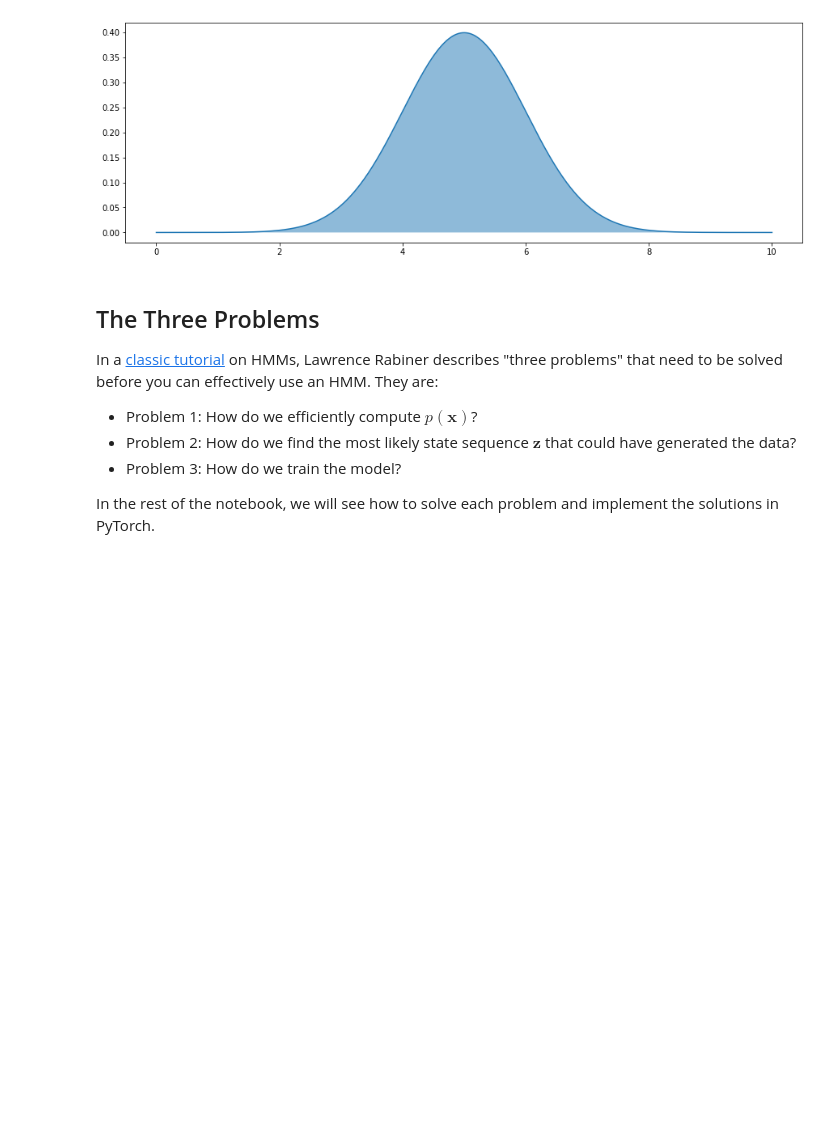
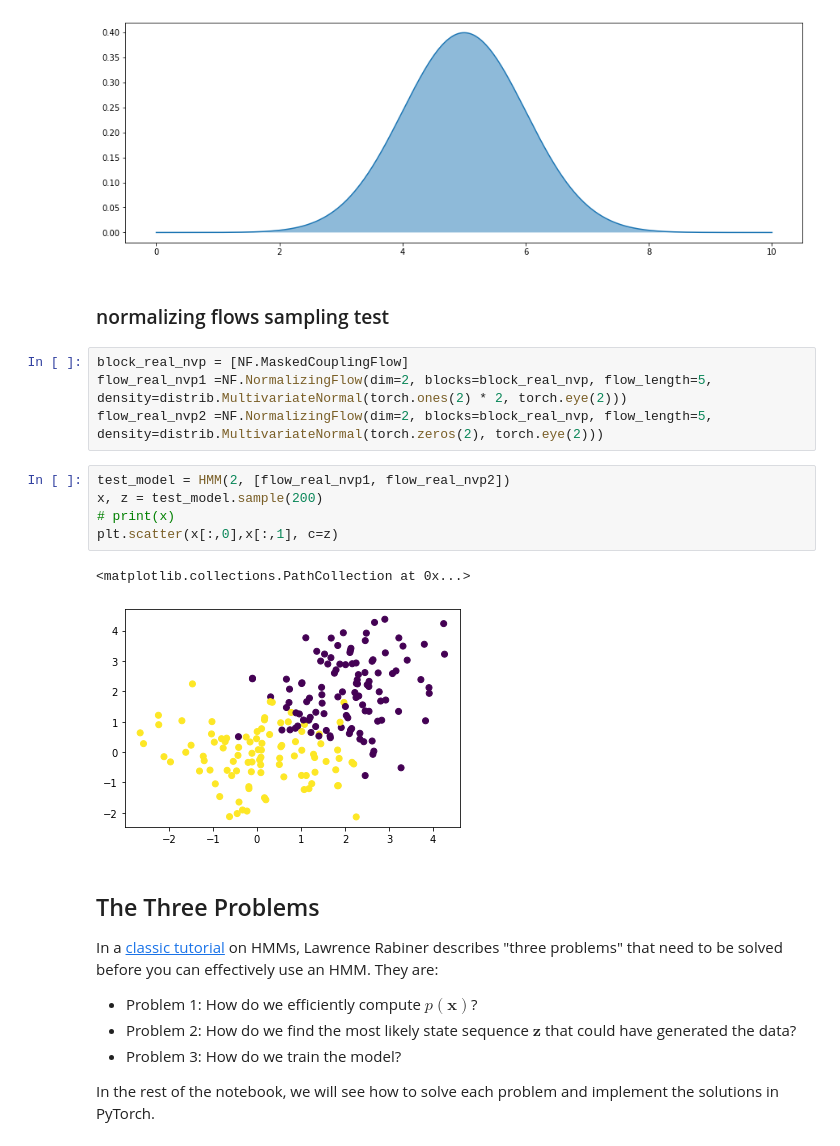
Before and after one commit to mfirgo/nn-nlp-2022-project, a Jupyter notebook: helpful_scripts/HMM_with_distr.ipynb, the cells around one changed output. Saved outputs shown, nothing was run; the diff lists cells and outputs as text; blank space fills up the shorter version.

Commit message:
update normalizing flows class and sampling with hmm wit NF

```diff
--- a/helpful_scripts/HMM_with_distr.ipynb
+++ b/helpful_scripts/HMM_with_distr.ipynb
@@ -169,6 +170,20 @@ ax1.plot(x, q0_density); ax1.fill_between(x, q0_density, 0, alpha=0.5)
 # %% [output]
 <matplotlib.collections.PolyCollection at 0x...>
 [figure]
+# %% [markdown]
+### normalizing flows sampling test
+# %%
+block_real_nvp = [NF.MaskedCouplingFlow]
+flow_real_nvp1 =NF.NormalizingFlow(dim=2, blocks=block_real_nvp, flow_length=5, density=distrib.MultivariateNormal(torch.ones(2) * 2, torch.eye(2)))
+flow_real_nvp2 =NF.NormalizingFlow(dim=2, blocks=block_real_nvp, flow_length=5, density=distrib.MultivariateNormal(torch.zeros(2), torch.eye(2)))
+# %%
+test_model = HMM(2, [flow_real_nvp1, flow_real_nvp2])
+x, z = test_model.sample(200)
+# print(x)
+plt.scatter(x[:,0],x[:,1], c=z)
+# %% [output]
+<matplotlib.collections.PathCollection at 0x...>
+[figure, added]
 # %% [markdown]
 ## The Three Problems
 
```
Also changed, not shown: parts of 5 cells of this notebook, 1 other file.
